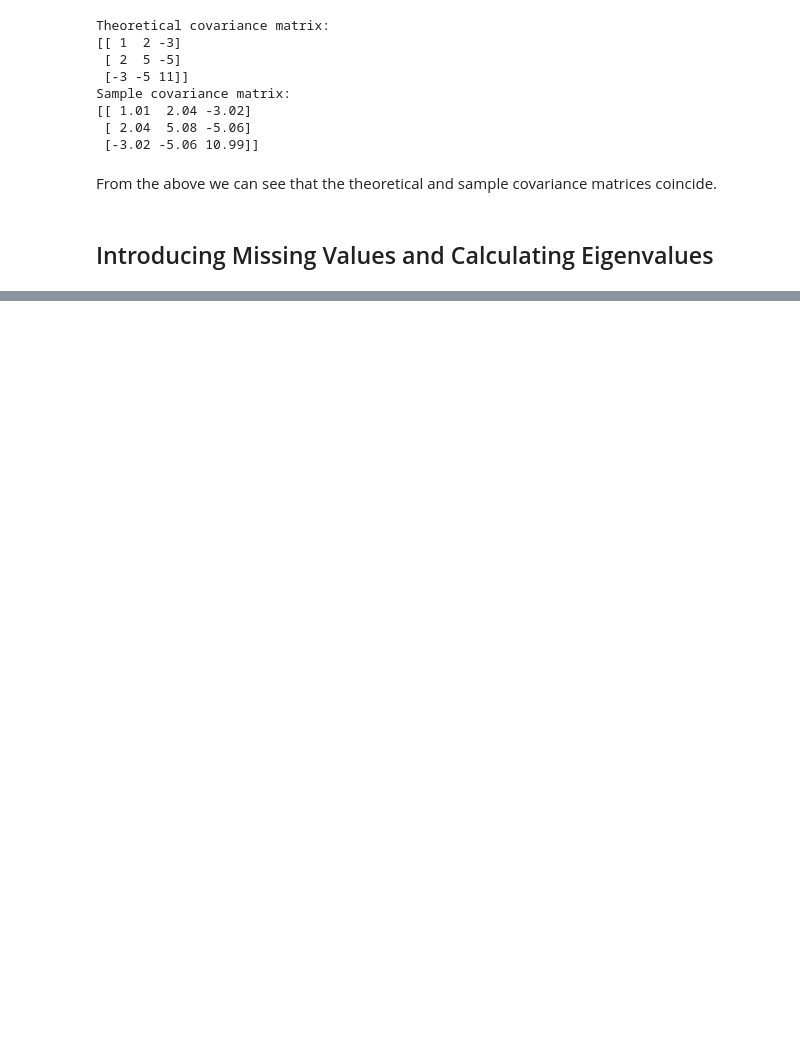
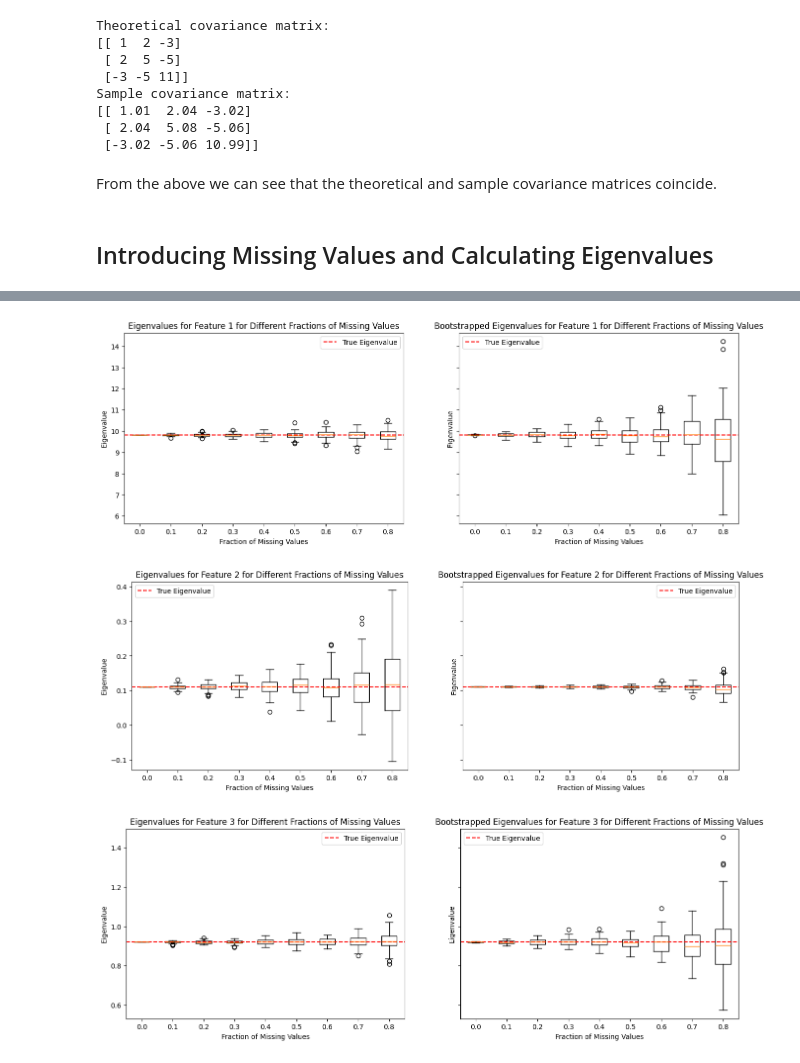
Before and after one commit to Sondringsen/data-science, a Jupyter notebook: negative_eigenvalues/empirical_eigenvalues.ipynb, the cells around one changed output, grey strips where cells are left out. Drawn from its saved outputs; the diff is of its cells as text; code cells hidden in the pictures; blank space fills up the shorter version.

```diff
--- a/negative_eigenvalues/empirical_eigenvalues.ipynb
+++ b/negative_eigenvalues/empirical_eigenvalues.ipynb
@@ -240,0 +284,22 @@ Correlation matrix:
+# %%
+bootstrapped_samples_X1, _, _ = bootstrap_eigenvalues(X1, bootstrap=True)
+
+for i in range(X.shape[0]):
+    fig, axs = plt.subplots(1, 2, figsize=(16, 5), sharey=True)
+    axs[0].boxplot(eigenvalues_samples_X1[i], tick_labels=tick_labels)
+    axs[1].boxplot(bootstrapped_samples_X1[i], tick_labels=tick_labels)
+    axs[0].axhline(y=true_eigenvalues_X1[i], color='r', linestyle='--', label='True Eigenvalue')
+    axs[1].axhline(y=true_eigenvalues_X1[i], color='r', linestyle='--', label='True Eigenvalue')
+    axs[0].set_title(f'Eigenvalues for Feature {i+1} for Different Fractions of Missing Values')
+    axs[1].set_title(f'Bootstrapped Eigenvalues for Feature {i+1} for Different Fractions of Missing Values')
+    axs[0].set_xlabel('Fraction of Missing Values')
+    axs[1].set_xlabel('Fraction of Missing Values')
+    axs[0].set_ylabel('Eigenvalue')
+    axs[1].set_ylabel('Eigenvalue')
+    axs[0].legend()
+    axs[1].legend()
+    plt.show()
+# %% [output]
+[figure, added]
+[figure, added]
+[figure, added]
```
Also changed, not shown: parts of 18 cells of this notebook, 1 other file.
